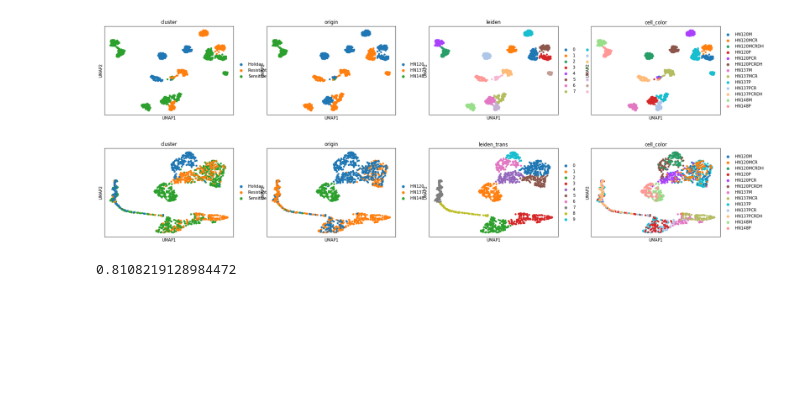
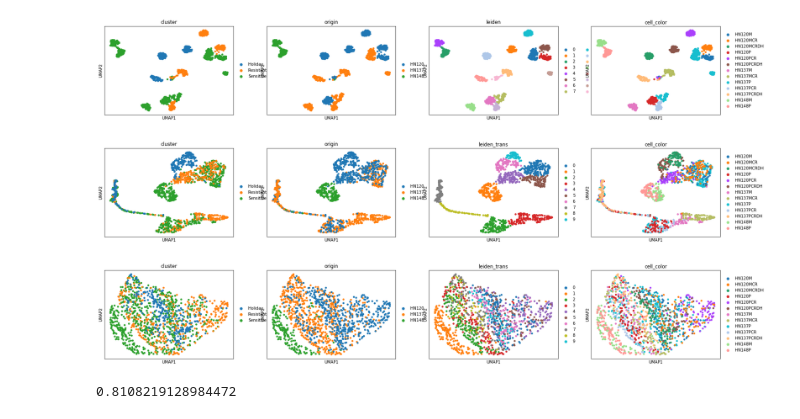
Before and after one commit to juychen/trainsource, a Jupyter notebook: AnalysisTrainedData.ipynb, the cells around one changed output. Cells and saved outputs as stored; diff of their text form; code cells hidden in the pictures; blank space fills up the shorter version.

```diff
--- a/AnalysisTrainedData.ipynb
+++ b/AnalysisTrainedData.ipynb
@@ -158,8 +158,10 @@ sc.pl.umap(adata,color=["cluster","origin","leiden_trans","cell_color"],neighbor
 # %%
 sc.pp.neighbors(adata,use_rep='X_pre',key_added="Pret")
 sc.tl.umap(adata,neighbors_key="Pret")
-sc.tl.leiden(adata,neighbors_key="Pret",key_added="leiden_trans",resolution=0.5)
-sc.pl.umap(adata,color=["cluster","origin","leiden_trans","cell_color"],neighbors_key="Trans")
+sc.tl.leiden(adata,neighbors_key="Pret",key_added="leiden_Pret",resolution=0.5)
+sc.pl.umap(adata,color=["cluster","origin","leiden_trans","cell_color"],neighbors_key="Pret")
+# %% [output]
+[figure, added]
 # %%
 adjusted_rand_score(adata.obs["leiden"], adata.obs["cell_color"])
 # %% [output]
```
